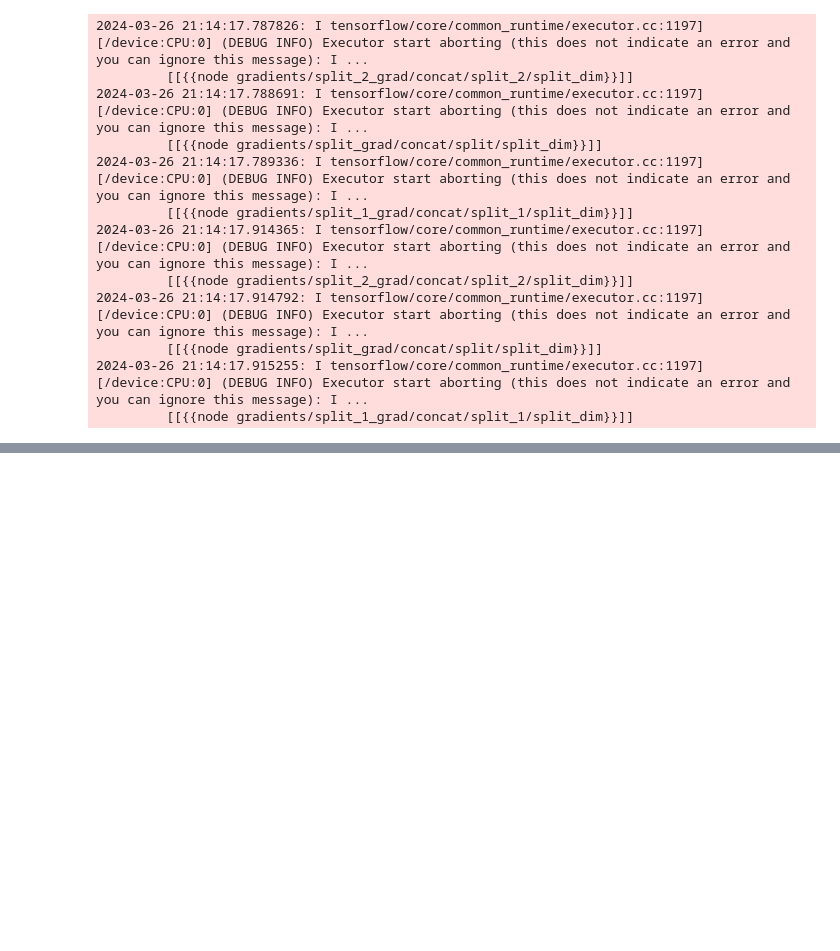
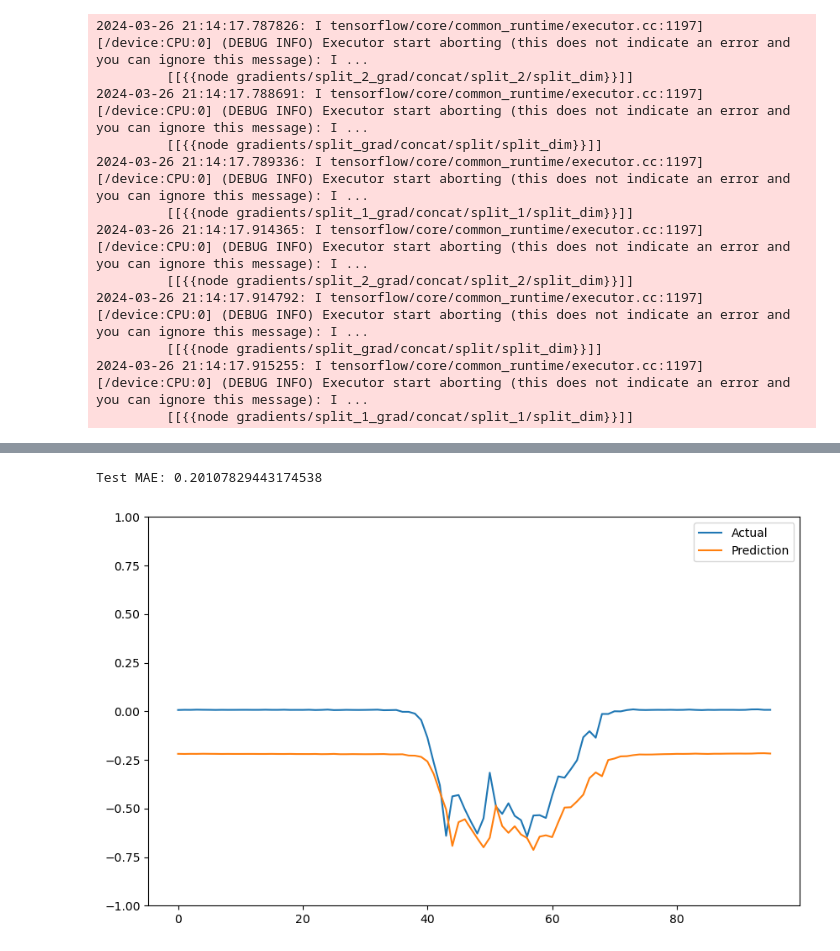
Before and after one commit to dguiraldes/aml_project, a Jupyter notebook: Adri_GRU_2.ipynb, the cells around one changed output, grey strips where cells are left out. Drawn from its saved outputs; the diff is of its cells as text; code cells hidden in the pictures; blank space fills up the shorter version.

```diff
--- a/Adri_GRU_2.ipynb
+++ b/Adri_GRU_2.ipynb
@@ -470,0 +574,4 @@ KeyboardInterrupt:
+# %%
+test_predictions4 = gru_model4.predict(X_test).flatten()
+test_results4 = pd.DataFrame(data={'Test Predictions':test_predictions4, 'Actuals':y_test})
+test_results4
@@ -470,0 +593,11 @@ KeyboardInterrupt:
+# %%
+plt.figure(figsize=(10,6))
+plt.plot(test_results4['Actuals'], label='Actual')
+plt.plot(test_results4['Test Predictions'], label='Prediction')
+plt.ylim([-1,1])
+plt.legend()
+
+print(f"Test MAE: {mean_absolute_error(y_test, test_predictions4)}")
+# %% [output]
+Test MAE: 0.20107829443174538
+[figure, added]
```
Also changed, not shown: parts of 7 cells of this notebook.
